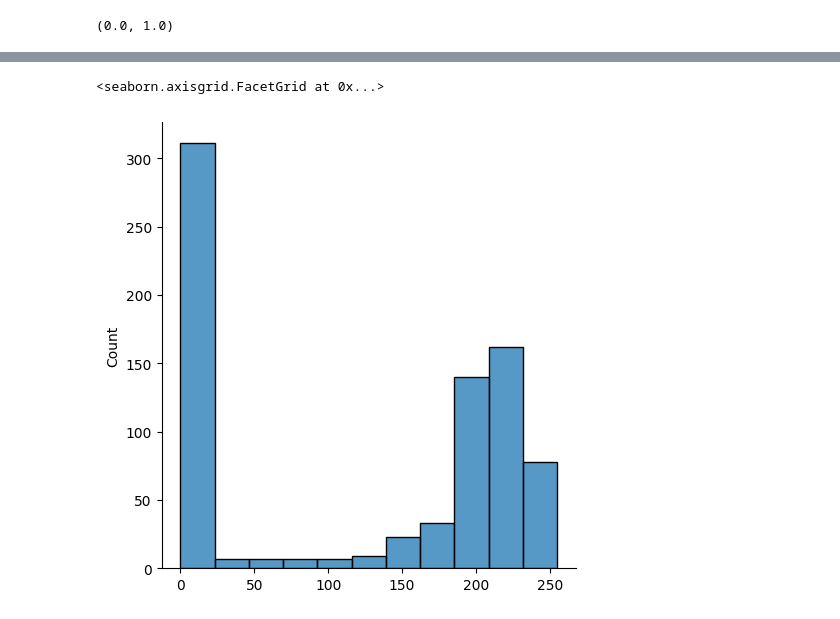
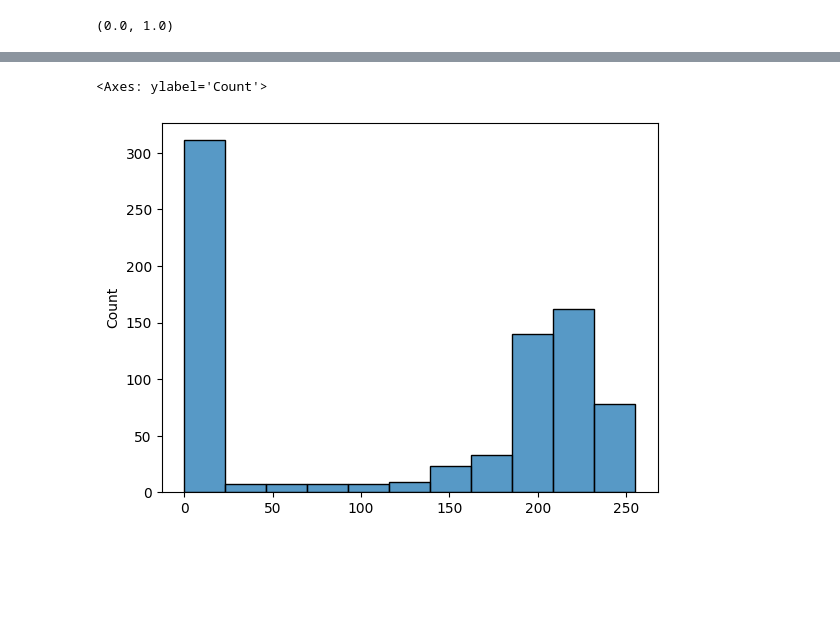
Before and after one commit to Zandri2k/Python-AI-Sandra-OPA23, a Jupyter notebook: exercises/5_MLP.ipynb, the cells around one changed output, grey strips where cells are left out. Drawn from its saved outputs; the diff is of its cells as text; code cells hidden in the pictures; blank space fills up the shorter version.

```diff
--- a/exercises/5_MLP.ipynb
+++ b/exercises/5_MLP.ipynb
@@ -58,6 +70,6 @@ x_train.min(), x_train.max()
 # %%
 # Histgraph after normalization
-sns.displot(data=x_train[5000].reshape(-1), kind="hist")
+sns.histplot(data=x_train[5000].reshape(-1))
 # %% [output]
-<seaborn.axisgrid.FacetGrid at 0x...>
+<Axes: ylabel='Count'>
-[figure, old version]
+[figure, new version]
```
Also changed, not shown: parts of 3 cells of this notebook, 8 other files.
